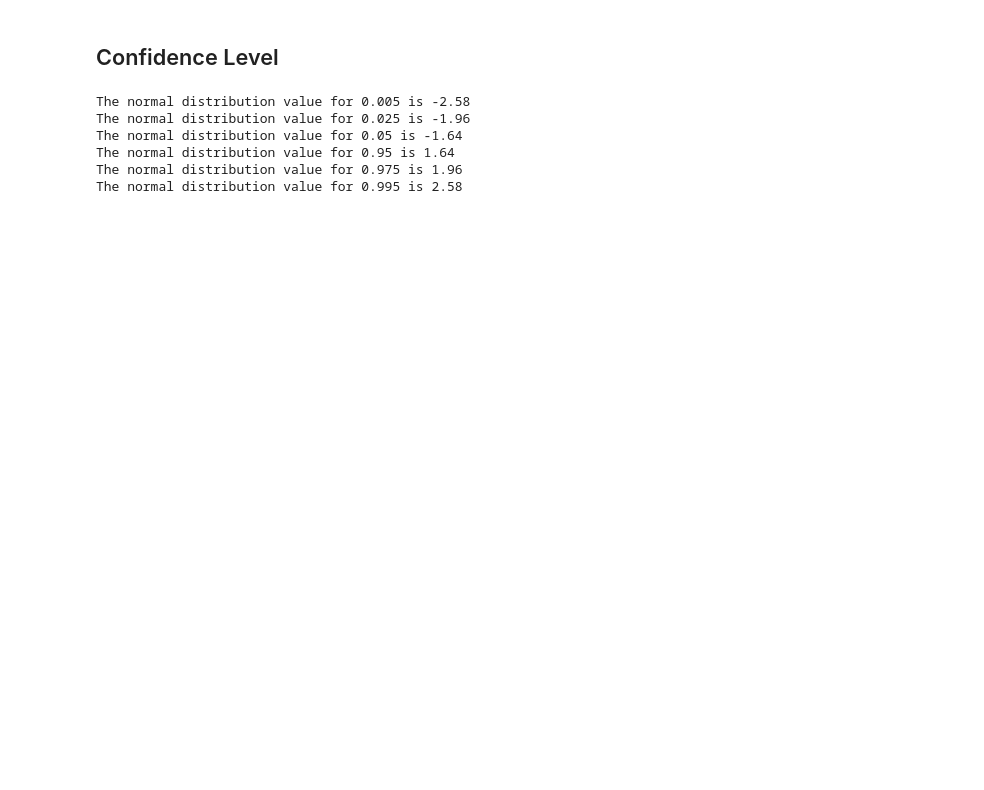
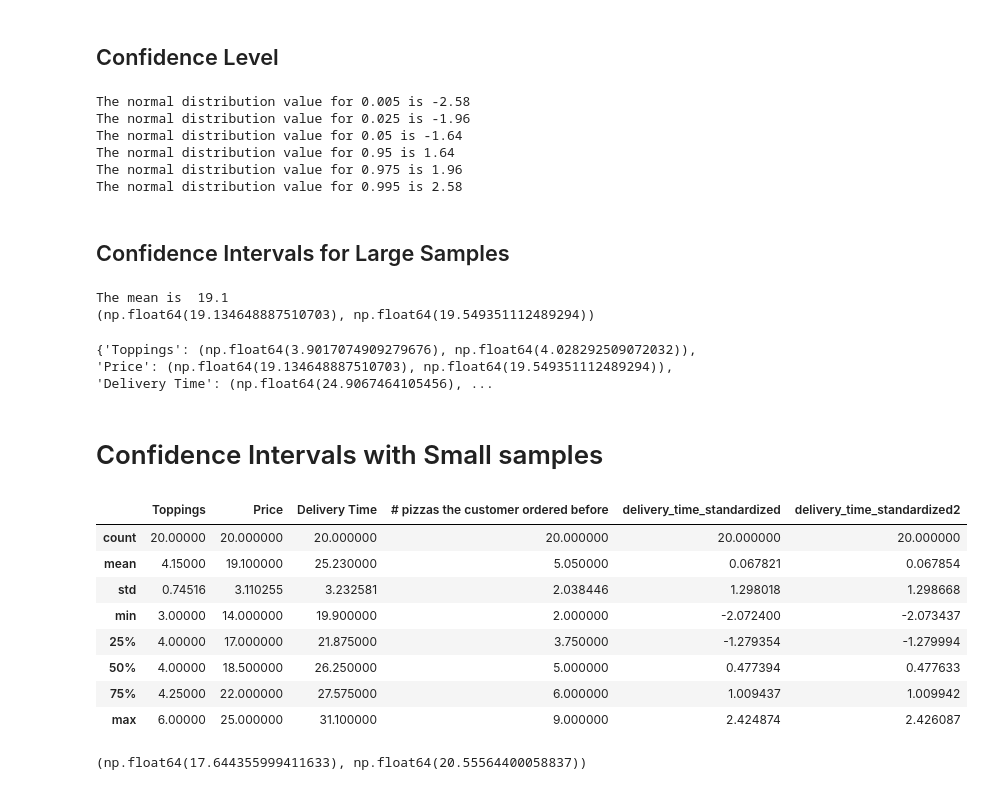
Before and after one commit to felipe-cavalcanti5/sample_project1, a Jupyter notebook: Statistics/Confidence Intervals.ipynb, the cells around one changed output. Saved outputs shown, nothing was run; the diff lists cells and outputs as text; code cells hidden in the pictures; blank space fills up the shorter version.

```diff
--- a/Confidence Intervals.ipynb
+++ b/Statistics/Confidence Intervals.ipynb
@@ -90,3 +91,58 @@ The normal distribution value for 0.05 is -1.64
 The normal distribution value for 0.95 is 1.64
 The normal distribution value for 0.975 is 1.96
 The normal distribution value for 0.995 is 2.58
+# %% [markdown]
+## Confidence Intervals for Large Samples
+# %%
+# Confidence Interval for the Price Mean: mean +- z * SE
+print(f"The mean is  {sample.Price.mean()}")
+print(st.norm.interval(confidence = 0.95,
+                loc = df.Price.mean(),
+                scale = st.sem(df.Price)))
+# %% [output]
+The mean is  19.1
+(np.float64(19.134648887510703), np.float64(19.549351112489294))
+# %%
+# Using chatGPT, create a function that for each numerical variable that
+# has a sample size bigger than 30, computes confidence interval for the mean.
+
+def calculate_confidence_intervals(df, confidence = 0.95):
+    intervals = {}
+
+    for column in df.select_dtypes(include=[np.number]).columns:
+        data = df[column].dropna()
+        if len(data) > 30:
+            mean = np.mean(data)
+            std_dev = np.std(data, ddof=1)
+            interval = st.norm.interval(confidence, loc=mean, scale=std_dev/np.sqrt(len(data)))
+            intervals[column] = interval
+
+    return intervals
+
+print(calculate_confidence_intervals(df))
+# %% [output]
+{'Toppings': (np.float64(3.9017074909279676), np.float64(4.028292509072032)), 'Price': (np.float64(19.134648887510703), np.float64(19.549351112489294)), 'Delivery Time': (np.float64(24.9067464105456), ...
+# %% [markdown]
+# Confidence Intervals with Small samples
+# %%
+# Take a sample from the data
+sample = df.sample(20)
+sample.describe()
+# %% [output]
+|  | Toppings | Price | Delivery Time | # pizzas the customer ordered before | delivery_time_standardized | delivery_time_standardized2 |
+| count | 20.00000 | 20.000000 | 20.000000 | 20.000000 | 20.000000 | 20.000000 |
+| mean | 4.15000 | 19.100000 | 25.230000 | 5.050000 | 0.067821 | 0.067854 |
+| std | 0.74516 | 3.110255 | 3.232581 | 2.038446 | 1.298018 | 1.298668 |
+| min | 3.00000 | 14.000000 | 19.900000 | 2.000000 | -2.072400 | -2.073437 |
+| 25% | 4.00000 | 17.000000 | 21.875000 | 3.750000 | -1.279354 | -1.279994 |
+| 50% | 4.00000 | 18.500000 | 26.250000 | 5.000000 | 0.477394 | 0.477633 |
+| 75% | 4.25000 | 22.000000 | 27.575000 | 6.000000 | 1.009437 | 1.009942 |
+| max | 6.00000 | 25.000000 | 31.100000 | 9.000000 | 2.424874 | 2.426087 |
+# %%
+# With the function scipy.stats
+st.t.interval(confidence = 0.95,
+              df = len(sample) - 1,
+              loc = sample.Price.mean(),
+              scale = st.sem(sample.Price))
+# %% [output]
+(np.float64(17.644355999411633), np.float64(20.55564400058837))
```
Also changed, not shown: parts of 3 cells of this notebook, 9 other files.
